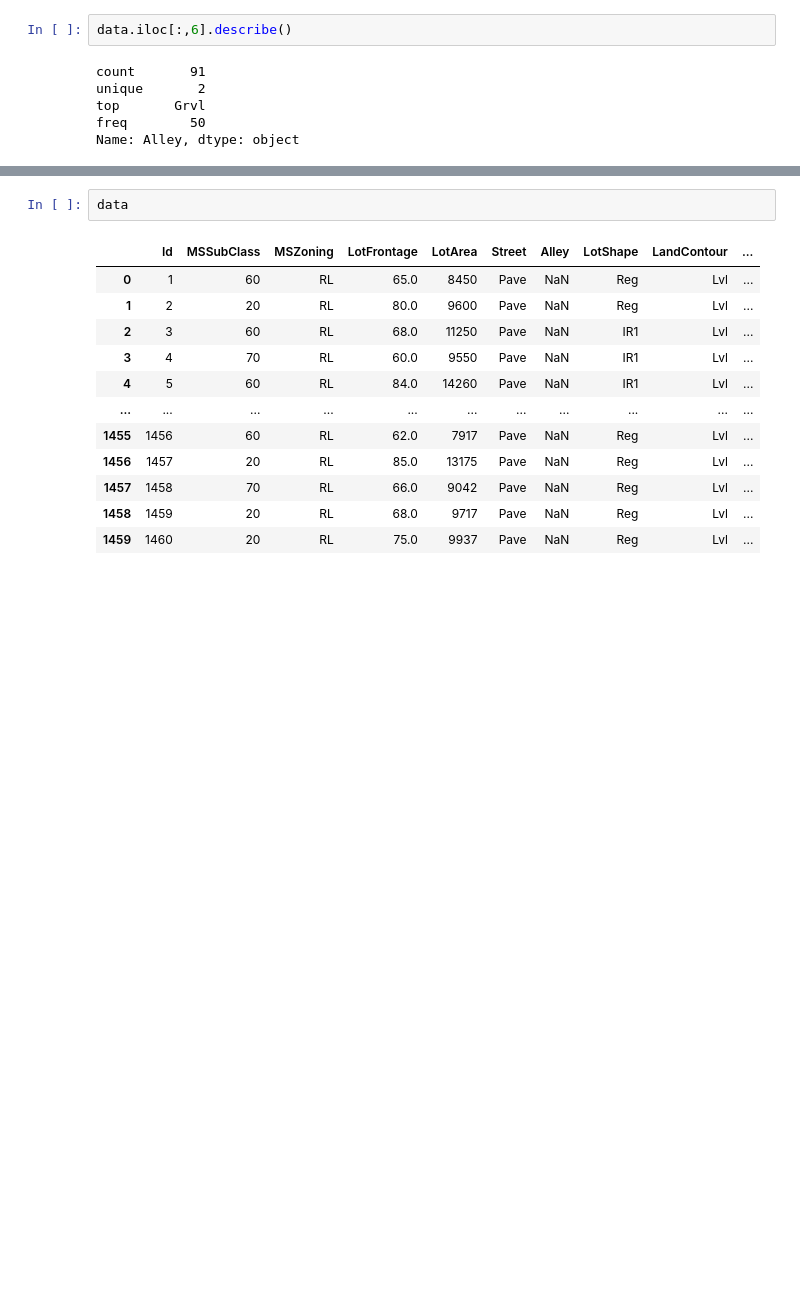
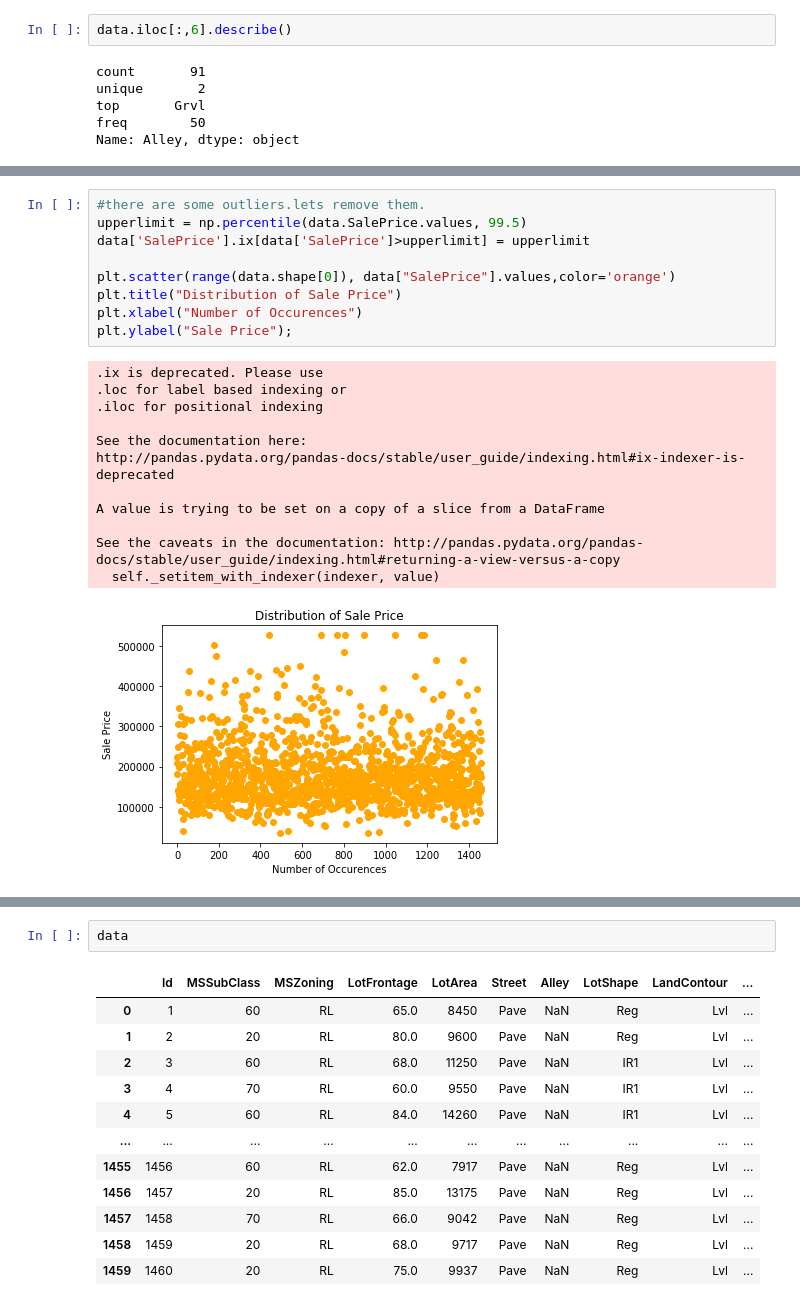
Before and after one commit to roybibek/regression_modeling, a Jupyter notebook: House_Price_Prediction.ipynb, the cells around one changed output, grey strips where cells are left out. Cells and saved outputs as stored; diff of their text form; blank space fills up the shorter version.

```diff
--- a/House_Price_Prediction.ipynb
+++ b/House_Price_Prediction.ipynb
@@ -74,0 +99,22 @@ data.describe()
+# %%
+#there are some outliers.lets remove them.
+upperlimit = np.percentile(data.SalePrice.values, 99.5)
+data['SalePrice'].ix[data['SalePrice']>upperlimit] = upperlimit
+
+plt.scatter(range(data.shape[0]), data["SalePrice"].values,color='orange')
+plt.title("Distribution of Sale Price")
+plt.xlabel("Number of Occurences")
+plt.ylabel("Sale Price");
+# %% [output]
+.ix is deprecated. Please use
+.loc for label based indexing or
+.iloc for positional indexing
+
+See the documentation here:
+http://pandas.pydata.org/pandas-docs/stable/user_guide/indexing.html#ix-indexer-is-deprecated
+
+A value is trying to be set on a copy of a slice from a DataFrame
+
+See the caveats in the documentation: http://pandas.pydata.org/pandas-docs/stable/user_guide/indexing.html#returning-a-view-versus-a-copy
+  self._setitem_with_indexer(indexer, value)
+[figure, added]
```
Also changed, not shown: parts of 19 cells of this notebook.
